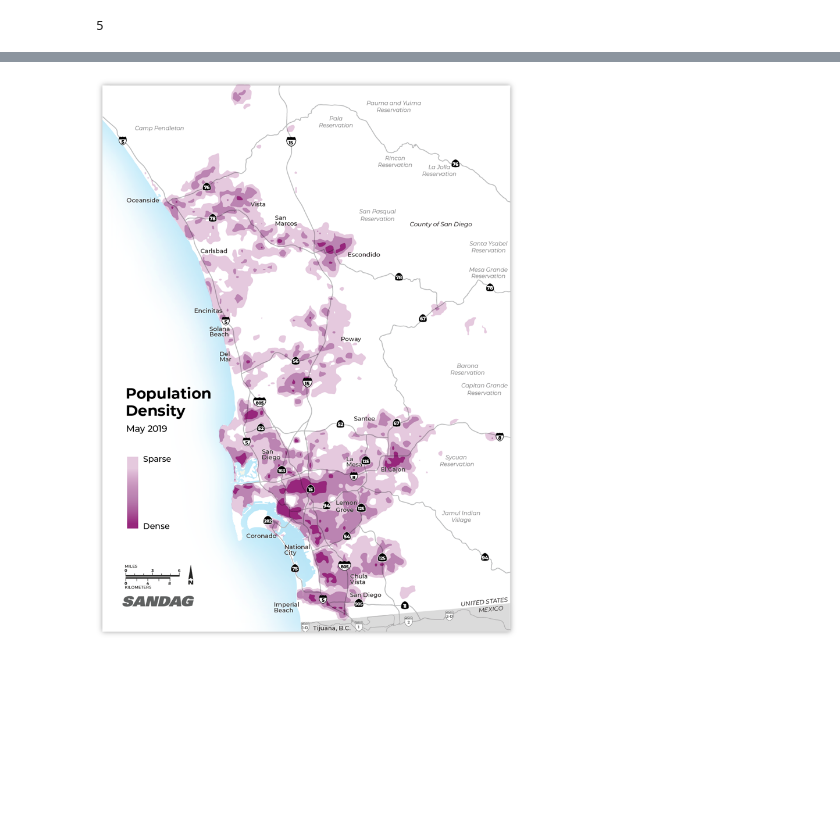
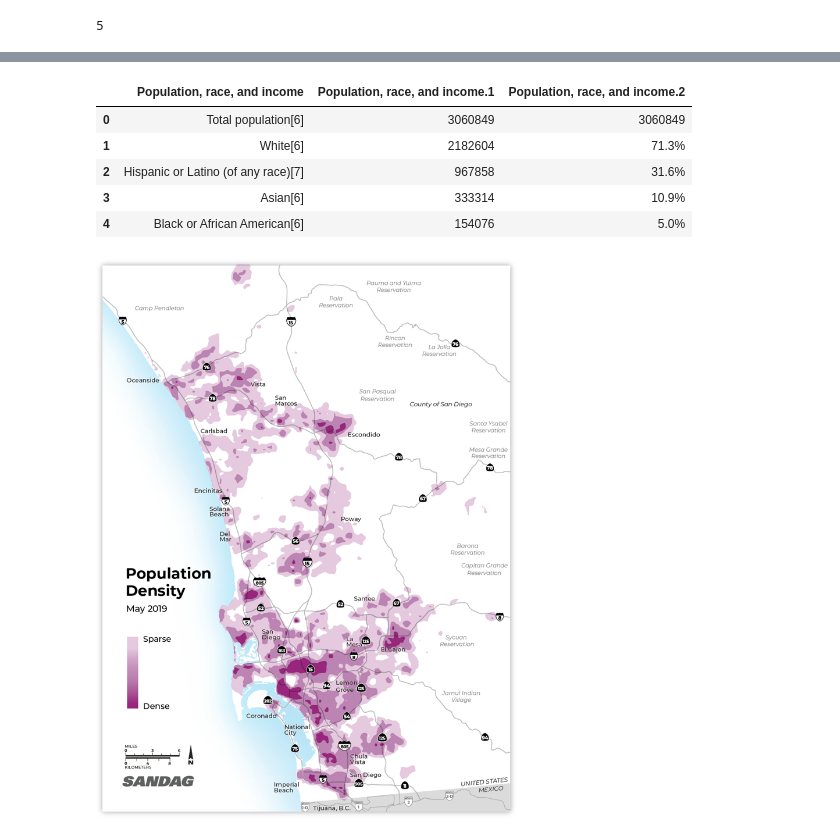
Before and after one commit to DominicGalletta/Coursera_Capstone, a Jupyter notebook: DataScienceCapstone.ipynb, the cells around one changed output, grey strips where cells are left out. Cells and saved outputs as stored; diff of their text form; code cells hidden in the pictures; blank space fills up the shorter version.

```diff
--- a/DataScienceCapstone.ipynb
+++ b/DataScienceCapstone.ipynb
@@ -65,13 +81,20 @@ df = pd.read_html(url, match="Population, race, and income", flavor='bs4')[0]
 # %%
 to_drop = ['Population, race, and income.3',
            'Population, race, and income.4',
            'Population, race, and income.5',
           ]
 
 
 df.drop(to_drop, inplace=True, axis=1)
 
-df.
+df.head()
+# %% [output]
+|  | Population, race, and income | Population, race, and income.1 | Population, race, and income.2 |
+| 0 | Total population[6] | 3060849 | 3060849 |
+| 1 | White[6] | 2182604 | 71.3% |
+| 2 | Hispanic or Latino (of any race)[7] | 967858 | 31.6% |
+| 3 | Asian[6] | 333314 | 10.9% |
+| 4 | Black or African American[6] | 154076 | 5.0% |
 # %%
 import urllib.request
 from PIL import Image
```
Also changed, not shown: parts of 1 cell of this notebook.
